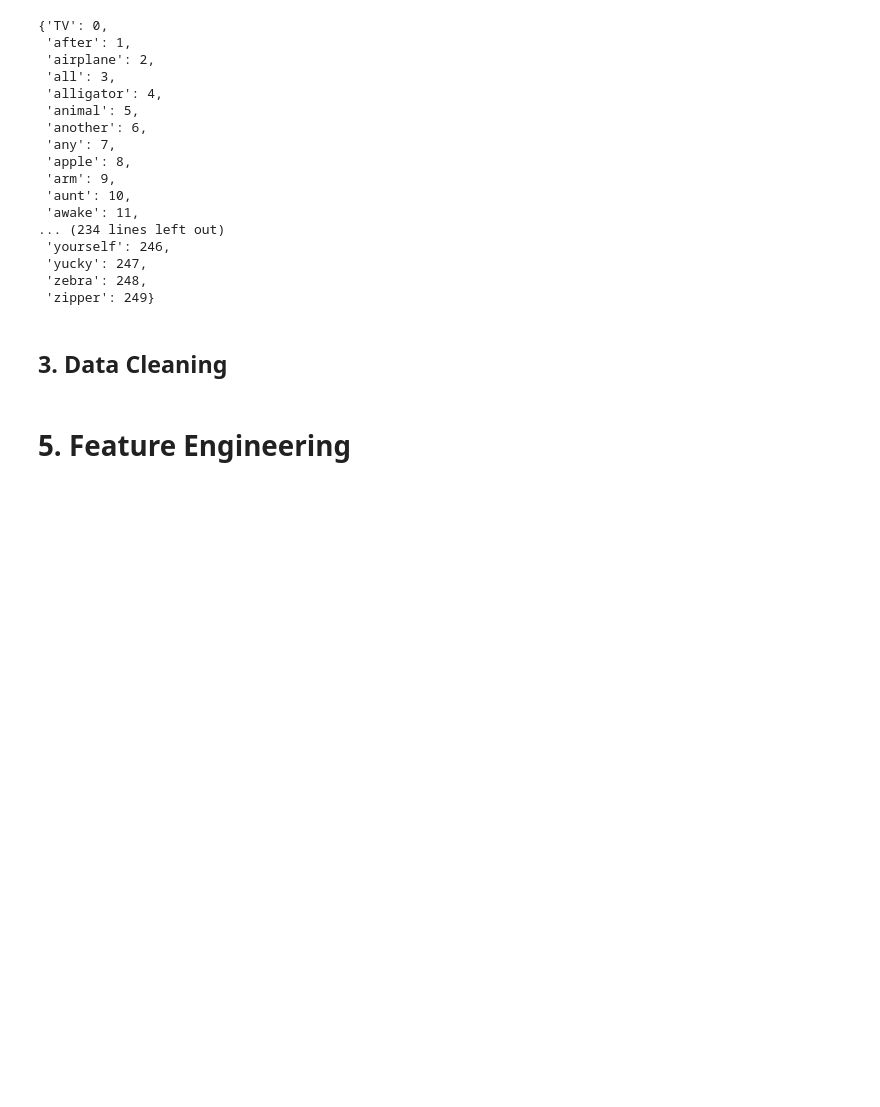
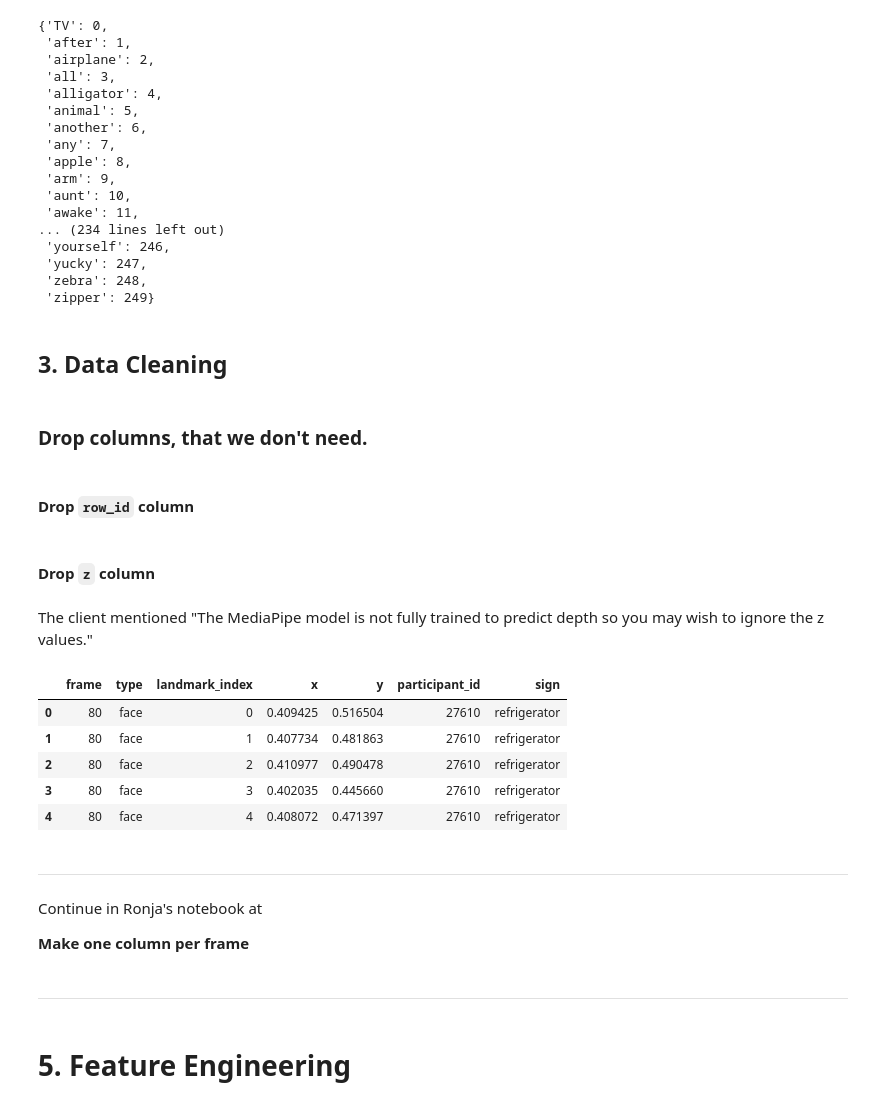
Before and after one commit to vosmani36/Capstone_Project_SignMeUp, a Jupyter notebook: notebooks/Project_Notebook_v0.ipynb, the cells around one changed output. Drawn from its saved outputs; the diff is of its cells as text; code cells hidden in the pictures; blank space fills up the shorter version.

```diff
--- a/notebooks/Project_Notebook_v0.ipynb
+++ b/notebooks/Project_Notebook_v0.ipynb
@@ -690,7 +700,38 @@ sign_dict
  'zebra': 248,
  'zipper': 249}
 # %% [markdown]
-## 3. Data Cleaning
+## __3. Data Cleaning__
+# %% [markdown]
+### Drop columns, that we don't need.
+# %% [markdown]
+#### Drop `row_id` column
+# %%
+#drop row_id
+df = df.drop('row_id', axis = 1)
+# %% [markdown]
+#### Drop `z` column
+# %% [markdown]
+The client mentioned "The MediaPipe model is not fully trained to predict depth so you may wish to ignore the z values."
+# %%
+#drop z
+df = df.drop('z', axis = 1)
+# %%
+df.head()
+# %% [output]
+|  | frame | type | landmark_index | x | y | participant_id | sign |
+| 0 | 80 | face | 0 | 0.409425 | 0.516504 | 27610 | refrigerator |
+| 1 | 80 | face | 1 | 0.407734 | 0.481863 | 27610 | refrigerator |
+| 2 | 80 | face | 2 | 0.410977 | 0.490478 | 27610 | refrigerator |
+| 3 | 80 | face | 3 | 0.402035 | 0.445660 | 27610 | refrigerator |
+| 4 | 80 | face | 4 | 0.408072 | 0.471397 | 27610 | refrigerator |
+# %% [markdown]
+---
+# %% [markdown]
+Continue in Ronja's notebook at
+
+**Make one column per frame**
+# %% [markdown]
+---
 # %% [markdown]
 # 5. Feature Engineering
 # %% [markdown]
```
Also changed, not shown: parts of 15 cells of this notebook.
